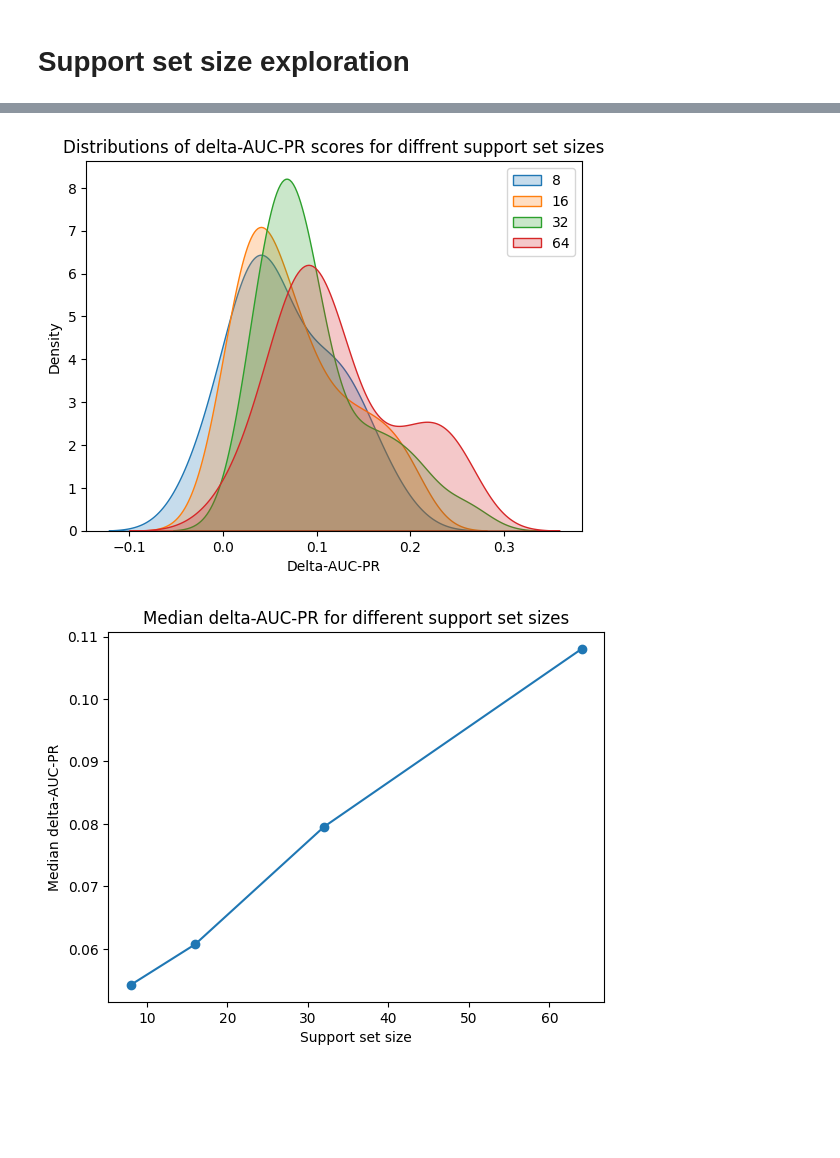
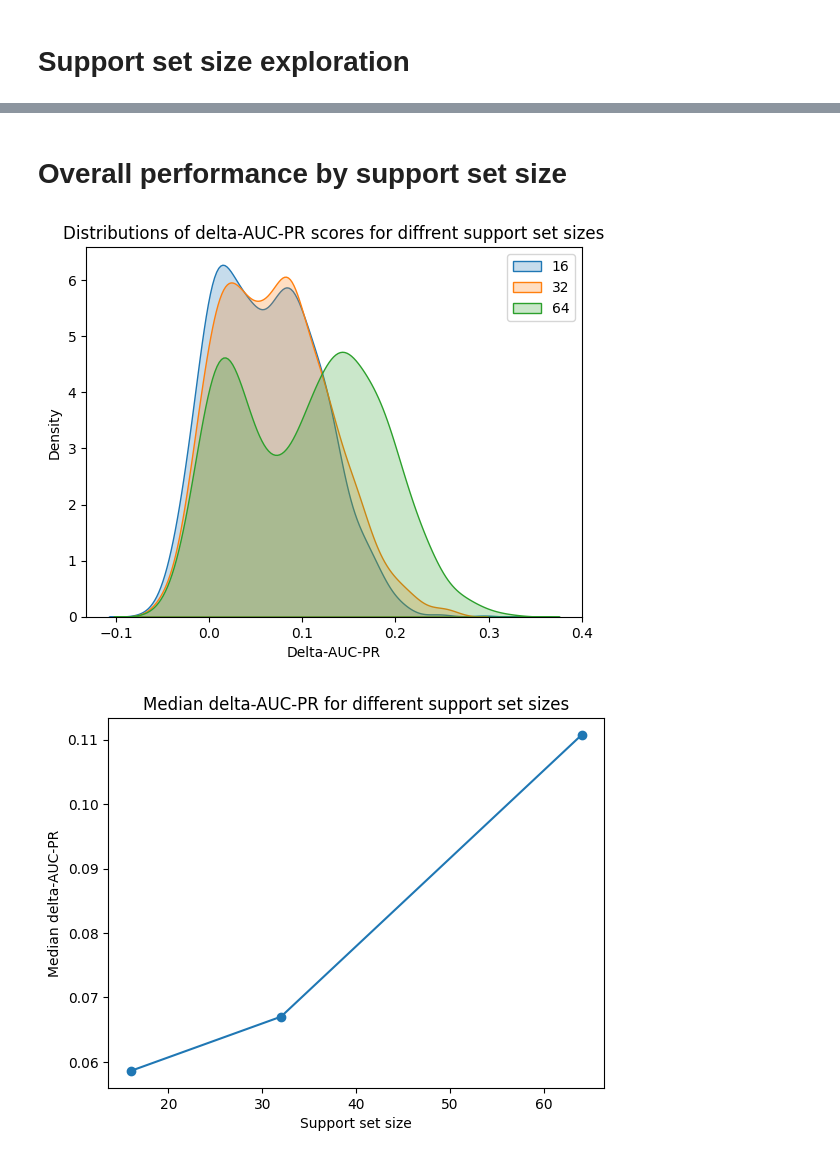
Before and after one commit to labdao/FS-Tox, a Jupyter notebook: notebooks/4.3-support-set-size-exploration.ipynb, the cells around one changed output, grey strips where cells are left out. Drawn from its saved outputs; the diff is of its cells as text; code cells hidden in the pictures; blank space fills up the shorter version.

Commit message:
hydra multirun configured

```diff
--- a/notebooks/4.3-support-set-size-exploration.ipynb
+++ b/notebooks/4.3-support-set-size-exploration.ipynb
@@ -24,0 +29,29 @@ for support_size in support_sizes:
+# %%
+INPUT_DIR = "/Users/sethhowes/Desktop/FS-Tox/multirun/2023-07-19/11-23-46"
+run_dirs = [os.path.join(INPUT_DIR, run_dir) for run_dir in os.listdir(INPUT_DIR) if os.path.isdir(os.path.join(INPUT_DIR, run_dir))]
+run_dirs = [f"{run_dir}/data/processed/score/*.parquet" for run_dir in run_dirs]
+
+support_sizes = [8, 16, 32, 64]
+datasets = ["clintox", "tox21", "toxcast", "bbbp", "toxval", "nci60", "cancerrx", "prism"]
+
+con = duckdb.connect()
+
+dfs = []
+
+for run_dir in run_dirs:
+    info = get_run_info(run_dir)
+    query = f"""
+    SELECT delta_auc_pr
+    FROM read_parquet('{run_dir}')
+    """
+    try:
+        df = con.execute(query).df()
+        df["support_set_size"] = info["support_set_size"]
+        df["dataset"] = info["dataset"]
+        dfs.append(df)
+    except Exception as e:
+        print(f"No data for {info['dataset']} with support set size of {info['support_set_size']}")
+
+
+# Concatenate all dataframes into one
+df_final = pd.concat(dfs, ignore_index=True)
@@ -25,32 +68,38 @@ for support_size in support_sizes:
+# %% [markdown]
+# Overall performance by support set size
 # %%
-import seaborn as sns
-import matplotlib.pyplot as plt
+# Create overlapping distribution plots
+support_sizes = [16, 32, 64]
 
-# Create overlapping distribution plots
-for support_size, df in zip(support_sizes, dfs):
-    sns.kdeplot(x=df["delta_auc_pr"], label=support_size, fill=True)
+for support_size in support_sizes:
+    tmp = df_final[df_final["support_set_size"] == support_size]
+    sns.kdeplot(x=tmp["delta_auc_pr"], label=support_size, fill=True)
 
 # Provide labels and title
 plt.xlabel("Delta-AUC-PR")
 plt.ylabel("Density")
 plt.title("Distributions of delta-AUC-PR scores for diffrent support set sizes")
 
 # Display the legend
 plt.legend()
 
 # Show the plot
 plt.show()
 # %% [output]
-[figure, old version]
+[figure, new version]
 # %%
+median_vals = []
+
 # Get median delta-AUC-PR for each support set size
-median_delta_auc_pr = [df["delta_auc_pr"].median() for df in dfs]
+for support_size in support_sizes:
+    tmp = df_final[df_final["support_set_size"] == support_size]
+    median_vals.append(tmp["delta_auc_pr"].median())
 
 # Plot median delta-AUC-PR for each support set size as line plot
-plt.plot(support_sizes, median_delta_auc_pr, marker="o")
+plt.plot(support_sizes, median_vals, marker="o")
 plt.xlabel("Support set size")
 plt.ylabel("Median delta-AUC-PR")
 plt.title("Median delta-AUC-PR for different support set sizes")
 plt.show()
 # %% [output]
-[figure, old version]
+[figure, new version]
```
Also changed, not shown: parts of 16 cells of this notebook, 3 other files.
